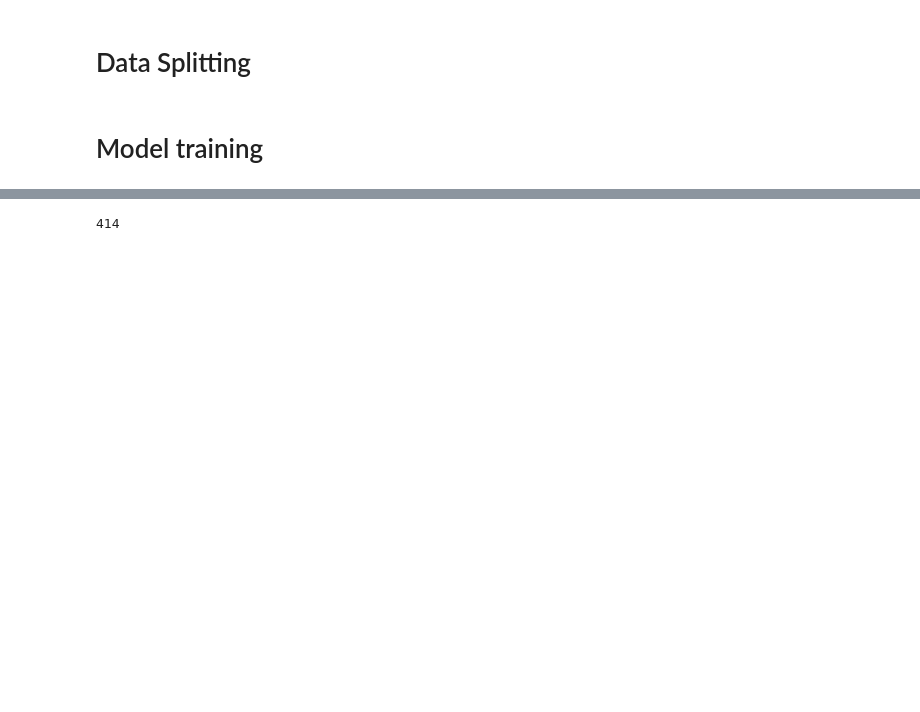
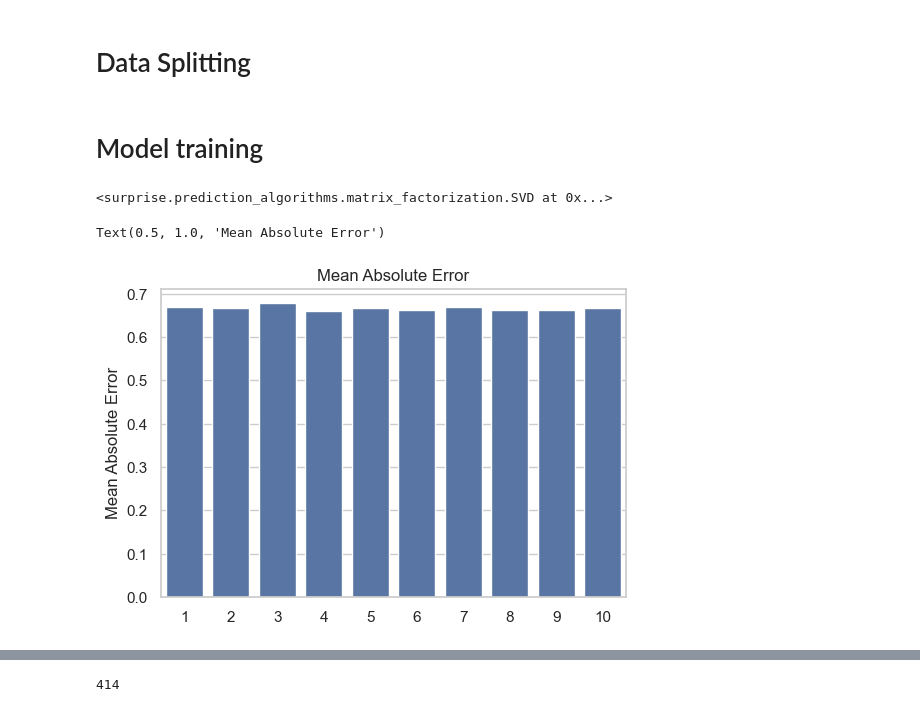
Before and after one commit to NaydelMuscat/com.mcast.project.NaydelMuscat, a Jupyter notebook: src/05_ML_Pipeline.ipynb, the cells around one changed output, grey strips where cells are left out. Saved outputs shown, nothing was run; the diff lists cells and outputs as text; code cells hidden in the pictures; blank space fills up the shorter version.

Commit message:
Added the tutorial of the collaborative filtering using my own dataset, and also added the metric results for it. The rmse score of my model came a bit odd needs arranging

```diff
--- a/src/05_ML_Pipeline.ipynb
+++ b/src/05_ML_Pipeline.ipynb
@@ -315,0 +413,8 @@ df_release_review
+# %%
+df_ratings_temp = ratings.dropna()
+
+# convert datetime
+df_ratings_temp['timestamp'] = pd.to_datetime(df_ratings_temp['timestamp'], unit='s')
+
+print(f'unique users: {len(df_ratings_temp.userId.unique())}, ratings: {len(df_ratings_temp)}')
+df_ratings_temp.head()
@@ -503,0 +623,31 @@ train1, test1 = train_test_split(data, test_size=0.2)
+# %%
+from surprise import SVD, Dataset, Reader
+from surprise.model_selection import train_test_split, cross_validate
+from surprise import accuracy
+reader = Reader()
+ratings_by_users = Dataset.load_from_df(df_ratings_temp[['userId', 'movieId', 'rating']], reader)
+train_rate, test_rate = train_test_split(ratings_by_users, test_size=0.5)
+
+svd_model_trained = SVD()
+svd_model_trained.fit(train_rate)
+# %% [output]
+<surprise.prediction_algorithms.matrix_factorization.SVD at 0x...>
+# %%
+#Make use of the collaborative filtering tutorial to use for another algorithm SVD
+#10-fold cross validation
+cross_val_results = cross_validate(svd_model_trained, ratings_by_users, measures=['RMSE', 'MAE', 'MSE'], cv=10, verbose=False)
+test_mae = cross_val_results['test_mae']
+test_rmse = cross_val_results['test_rmse']
+# mean squared errors per fold
+df_test_mae = pd.DataFrame(test_mae, columns=['Mean Absolute Error'])
+df_test_mae.index = np.arange(1, len(df_test_mae) + 1)
+df_test_mae.sort_values(by='Mean Absolute Error', ascending=False).head(15)
+
+# plot an overview of the performance per fold
+plt.figure(figsize=(6,4))
+sns.set_theme(style="whitegrid")
+sns.barplot(y='Mean Absolute Error', x=df_test_mae.index, data=df_test_mae, color="b")
+plt.title('Mean Absolute Error')
+# %% [output]
+Text(0.5, 1.0, 'Mean Absolute Error')
+[figure, added]
```
Also changed, not shown: parts of 37 cells of this notebook, 2 other files.
